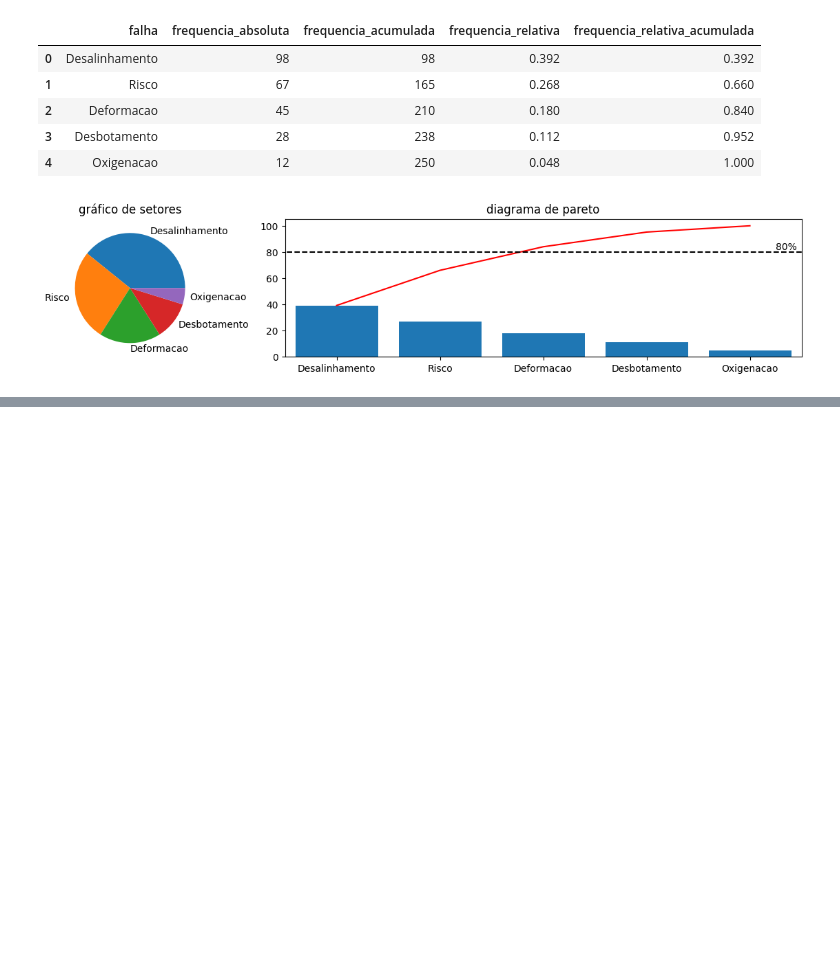
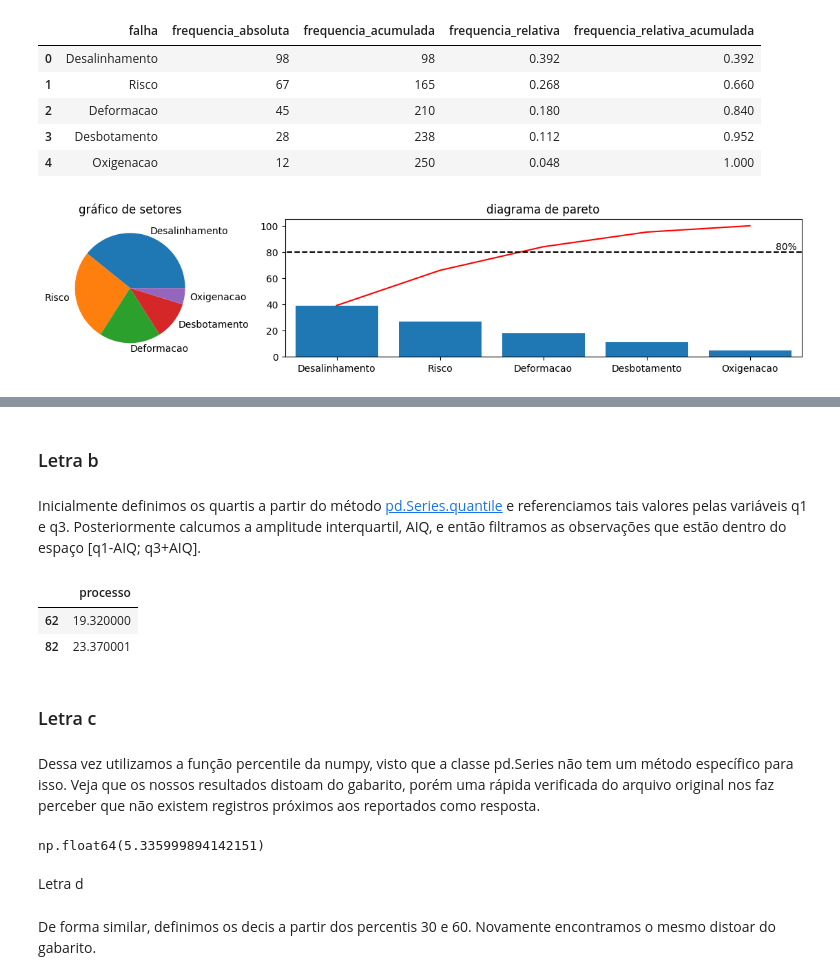
Before and after one commit to vitorpp0/book_solutions, a Jupyter notebook: src/mad_2ed/chapter_2.ipynb, the cells around one changed output, grey strips where cells are left out. Drawn from its saved outputs; the diff is of its cells as text; code cells hidden in the pictures; blank space fills up the shorter version.

```diff
--- a/src/mad_2ed/chapter_2.ipynb
+++ b/src/mad_2ed/chapter_2.ipynb
@@ -126,0 +135,3 @@ fig
+# %%
+# Inicialmente, importamos os dados para nossa memória RAM. Como são apenas 2kB, isso não deve ser um problema.
+df = pd.read_csv(os.environ["DESIDRATACAO_CSV_PATH"], sep=",")
@@ -126,0 +171,25 @@ fig
+# %% [markdown]
+### Letra b
+# %% [markdown]
+Inicialmente definimos os quartis a partir do método [pd.Series.quantile](https://pandas.pydata.org/docs/reference/api/pandas.Series.quantile.html) e referenciamos tais valores pelas variáveis q1 e q3. Posteriormente calcumos a amplitude interquartil, AIQ, e então filtramos as observações que estão dentro do espaço [q1-AIQ; q3+AIQ].
+# %%
+q1, q3 = df.processo.quantile([.25,.75]).values
+AIQ = q3-q1
+lower, upper= q1-1.5*AIQ, q3+1.5*AIQ
+df.loc[((df.processo<lower) | (df.processo>upper)),:]
+# %% [output]
+|  | processo |
+| 62 | 19.320000 |
+| 82 | 23.370001 |
+# %% [markdown]
+### Letra c
+# %% [markdown]
+Dessa vez utilizamos a função percentile da numpy, visto que a classe pd.Series não tem um método específico para isso. Veja que os nossos resultados distoam do gabarito, porém uma rápida verificada do arquivo original nos faz perceber que não existem registros próximos aos reportados como resposta.
+# %%
+np.percentile(df.processo, [9,10]).mean()
+# %% [output]
+np.float64(5.335999894142151)
+# %% [markdown]
+Letra d
+# %% [markdown]
+De forma similar, definimos os decis a partir dos percentis 30 e 60. Novamente encontramos o mesmo distoar do gabarito.
```
Also changed, not shown: parts of 10 cells of this notebook.
